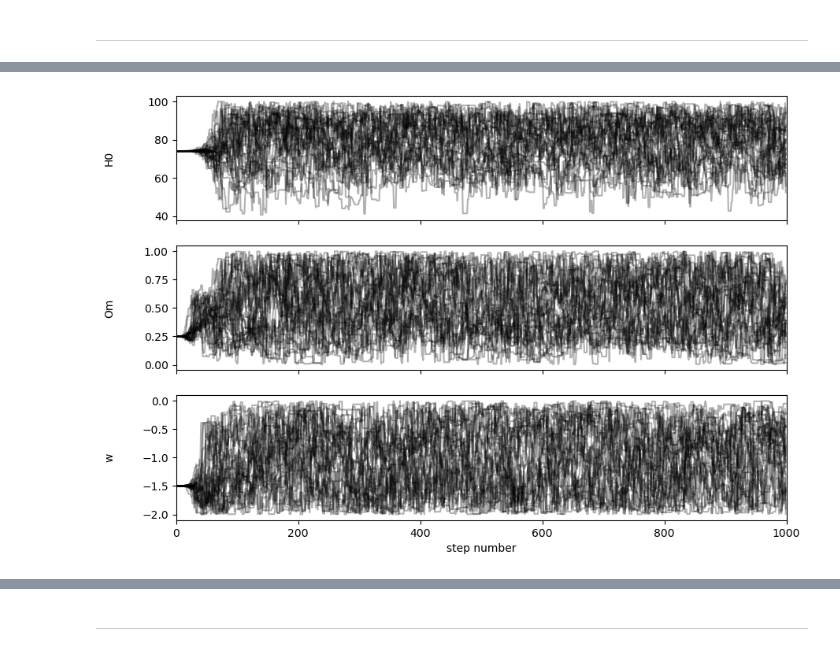
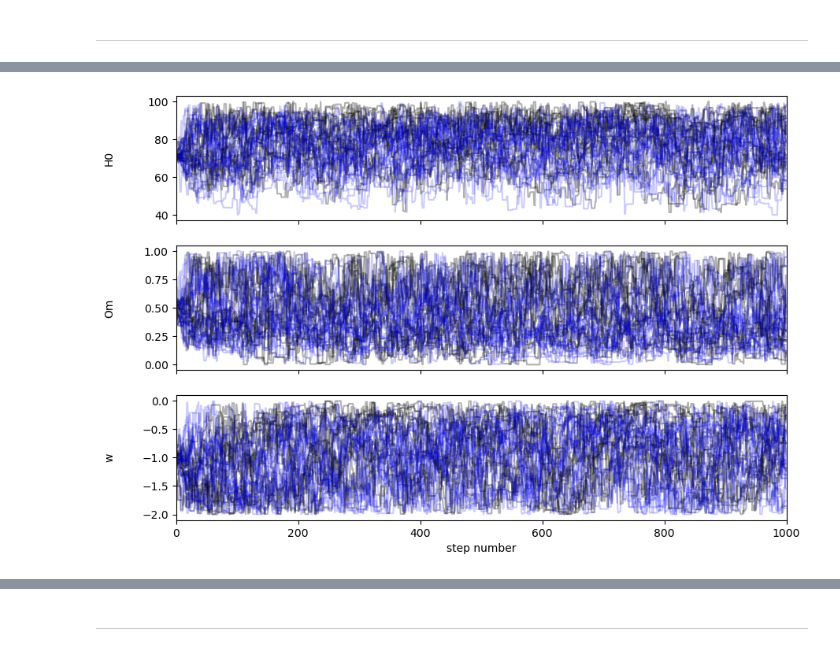
Before and after one commit to MariosNT/DM_cosmic_Pade, a Jupyter notebook: Notebooks/MCMC_code_tests.ipynb, the cells around one changed output, grey strips where cells are left out. Drawn from its saved outputs; the diff is of its cells as text; code cells hidden in the pictures.

```diff
--- a/Notebooks/MCMC_code_tests.ipynb
+++ b/Notebooks/MCMC_code_tests.ipynb
@@ -145,7 +119,17 @@ nwalkers, ndim = pos.shape
+# %%
+initial_params = np.array([70, 0.5, -1.0])
+ndim = len(initial_params)
+nwalkers = 20
+pos = initial_params + np.array([1, 5e-2, 1e-1]) * rng.normal(0, 1, size=(nwalkers, ndim))
 # %%
 sampler = emcee.EnsembleSampler(
-    nwalkers, ndim, log_probability_frb_pdf, args=(z_centres, DM_obs_centre, s_DM_obs, 40, 100, 0.0, 1.0, -2.0, 0.0, DATA_PATH)
+    nwalkers, ndim, log_probability_frb_pdf, args=(z_centres, DM_obs_centre, s_DM_obs, DATA_PATH, 40, 100, 0.0, 1.0, -2.0, 0.0)
 )
 sampler.run_mcmc(pos, 1000, progress=True);
+# %%
+sampler_corr = emcee.EnsembleSampler(
+    nwalkers, ndim, log_probability_frb_pdf_corr, args=(z_centres, DM_obs_centre, s_DM_obs, DATA_PATH, 40, 100, 0.0, 1.0, -2.0, 0.0)
+)
+sampler_corr.run_mcmc(pos, 1000, progress=True);
 # %%
 sampler_Pade = emcee.EnsembleSampler(
@@ -155,16 +139,18 @@ sampler_Pade.run_mcmc(pos, 1000, progress=True);
 # %%
 fig, axes = plt.subplots(3, figsize=(10, 7), sharex=True)
 samples = sampler.get_chain()
+samples_corr = sampler_corr.get_chain()
 labels = ["H0", "Om", "w"]
 for i in range(ndim):
     ax = axes[i]
     ax.plot(samples[:, :, i], "k", alpha=0.3)
+    ax.plot(samples_corr[:, :, i], "b", alpha=0.2)
     ax.set_xlim(0, len(samples))
     ax.set_ylabel(labels[i])
     ax.yaxis.set_label_coords(-0.1, 0.5)
 
 axes[-1].set_xlabel("step number");
 # %% [output]
-[figure, old version]
+[figure, new version]
 # %%
 flat_samples = sampler.get_chain(discard=100, thin=15, flat=True)
```
Also changed, not shown: parts of 17 cells of this notebook, 5 other files.
